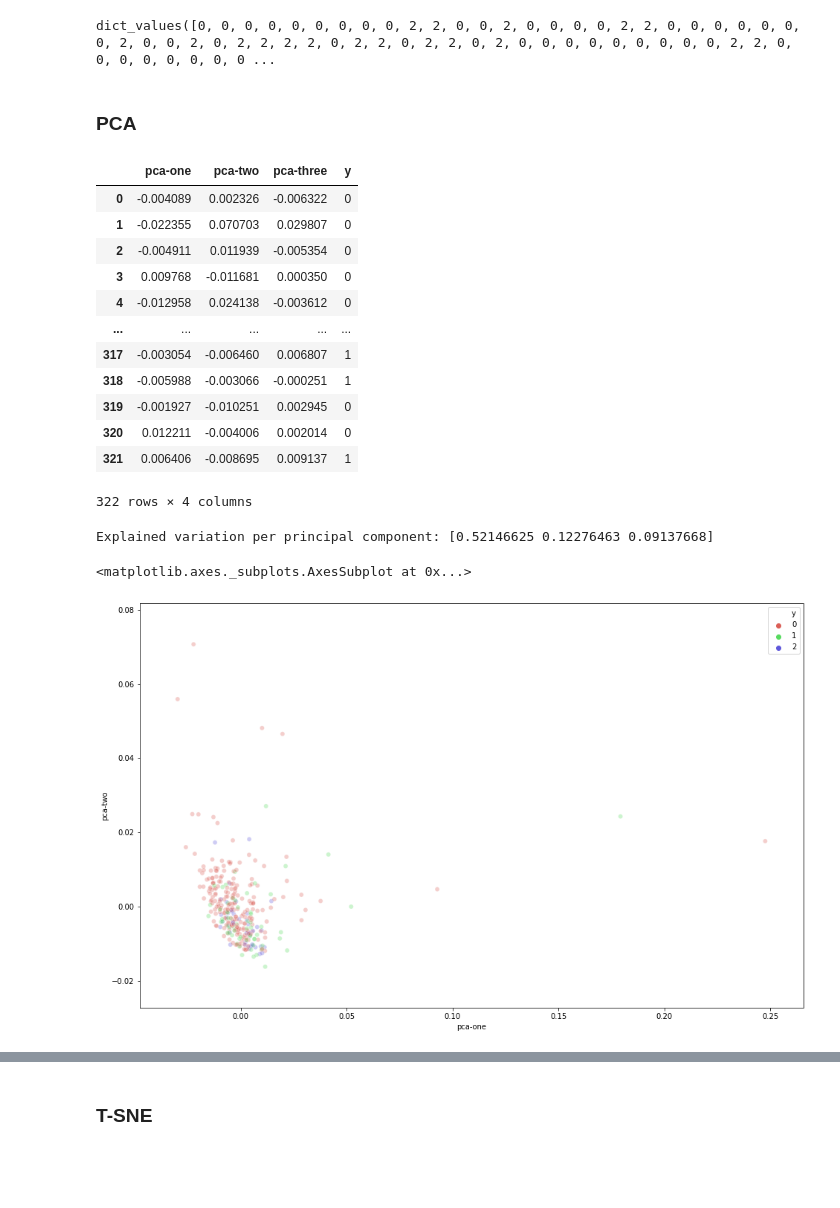
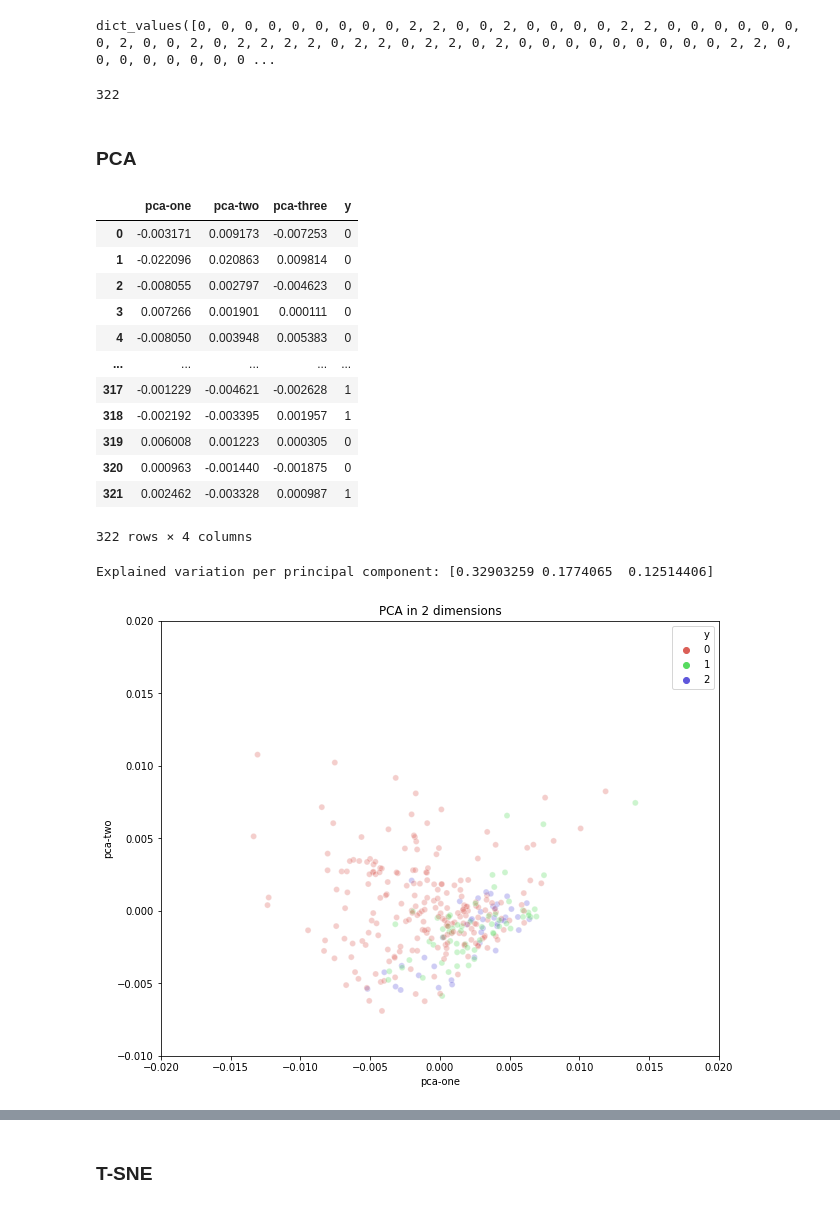
Before and after one commit to mkamineni/6.802Final, a Jupyter notebook: dimensionality_reduction.ipynb, the cells around one changed output, grey strips where cells are left out. Drawn from its saved outputs; the diff is of its cells as text; code cells hidden in the pictures; blank space fills up the shorter version.

```diff
--- a/dimensionality_reduction.ipynb
+++ b/dimensionality_reduction.ipynb
@@ -63,3 +63,7 @@ normal_df
 | 65215 | 0.000000e+00 | 0.000000e+00 | 0.000000 | 1.054658e-07 | 0.000000e+00 | 0.000000e+00 | 2.674623e-07 | 2.526423e-07 | ... |
 | 65216 | 0.000000e+00 | 0.000000e+00 | 0.000000 | 0.000000e+00 | 0.000000e+00 | 0.000000e+00 | 0.000000e+00 | 0.000000e+00 | ... |
 65217 rows × 322 columns
+# %%
+gene_mapping = pd.read_csv('SmallHierarchicalMap_for_TreeFrame.csv')
+gene_mapping = gene_mapping[list(gene_mapping)[2:-6]]
+gene_mapping
@@ -101,0 +155,3 @@ newerX.shape
+# %%
+genes = gene_mapping.values
+genes.shape
@@ -102,4 +160,5 @@ newerX.shape
 # %%
-by_patient = newerX.T
+# by_patient = newerX.T
+by_patient = genes.T
 by_patient.shape
 # %% [output]
@@ -128,6 +187,10 @@ classes = eval(classes)
 classes.values()
 # %% [output]
 dict_values([0, 0, 0, 0, 0, 0, 0, 0, 0, 2, 2, 0, 0, 2, 0, 0, 0, 0, 2, 2, 0, 0, 0, 0, 0, 0, 0, 2, 0, 0, 2, 0, 2, 2, 2, 2, 0, 2, 2, 0, 2, 2, 0, 2, 0, 0, 0, 0, 0, 0, 0, 0, 0, 2, 2, 0, 0, 0, 0, 0, 0, 0, 0 ...
+# %%
+len(classes)
+# %% [output]
+322
 # %% [markdown]
 ### PCA
 # %%
@@ -143,37 +206,40 @@ pca_df['y'] = classes.values()
 pca_df
 # %% [output]
 |  | pca-one | pca-two | pca-three | y |
-| 0 | -0.004089 | 0.002326 | -0.006322 | 0 |
-| 1 | -0.022355 | 0.070703 | 0.029807 | 0 |
-| 2 | -0.004911 | 0.011939 | -0.005354 | 0 |
-| 3 | 0.009768 | -0.011681 | 0.000350 | 0 |
-| 4 | -0.012958 | 0.024138 | -0.003612 | 0 |
+| 0 | -0.003171 | 0.009173 | -0.007253 | 0 |
+| 1 | -0.022096 | 0.020863 | 0.009814 | 0 |
+| 2 | -0.008055 | 0.002797 | -0.004623 | 0 |
+| 3 | 0.007266 | 0.001901 | 0.000111 | 0 |
+| 4 | -0.008050 | 0.003948 | 0.005383 | 0 |
 | ... | ... | ... | ... | ... |
-| 317 | -0.003054 | -0.006460 | 0.006807 | 1 |
-| 318 | -0.005988 | -0.003066 | -0.000251 | 1 |
-| 319 | -0.001927 | -0.010251 | 0.002945 | 0 |
-| 320 | 0.012211 | -0.004006 | 0.002014 | 0 |
-| 321 | 0.006406 | -0.008695 | 0.009137 | 1 |
+| 317 | -0.001229 | -0.004621 | -0.002628 | 1 |
+| 318 | -0.002192 | -0.003395 | 0.001957 | 1 |
+| 319 | 0.006008 | 0.001223 | 0.000305 | 0 |
+| 320 | 0.000963 | -0.001440 | -0.001875 | 0 |
+| 321 | 0.002462 | -0.003328 | 0.000987 | 1 |
 322 rows × 4 columns
 # %%
 print('Explained variation per principal component: {}'.format(pca.explained_variance_ratio_))
 # %% [output]
-Explained variation per principal component: [0.52146625 0.12276463 0.09137668]
+Explained variation per principal component: [0.32903259 0.1774065  0.12514406]
 # %%
 vals = np.arange(start=0, stop=322)
 # %%
-plt.figure(figsize=(16,10))
+plt.figure(figsize=(10,8))
 sns.scatterplot(
     x="pca-one", y="pca-two",
     hue="y",
     palette=sns.color_palette("hls", 3),
     data=pca_df.loc[vals,:],
     legend="full",
     alpha=0.3
 )
+plt.title('PCA in 2 dimensions')
+plt.xlim([-0.02, 0.02])
+plt.ylim([-0.01, 0.02])
+plt.show()
 # %% [output]
-<matplotlib.axes._subplots.AxesSubplot at 0x...>
-[figure, old version]
+[figure, new version]
 # %%
 ax = plt.figure(figsize=(16,10)).gca(projection='3d')
 ax.scatter(
```
Also changed, not shown: parts of 15 cells of this notebook, 2 other files.
